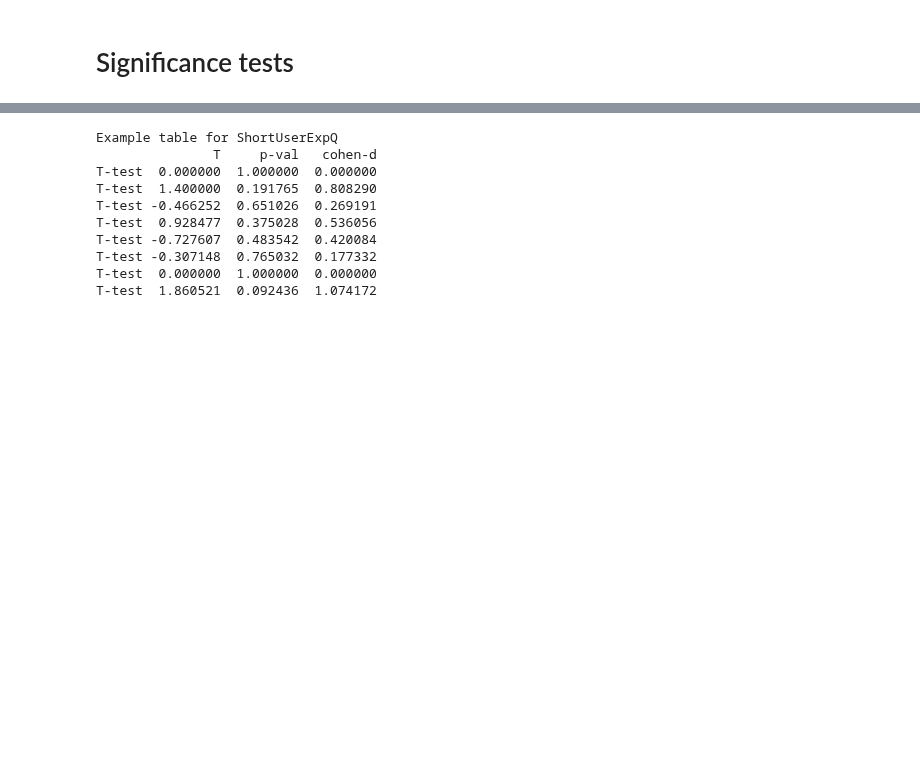
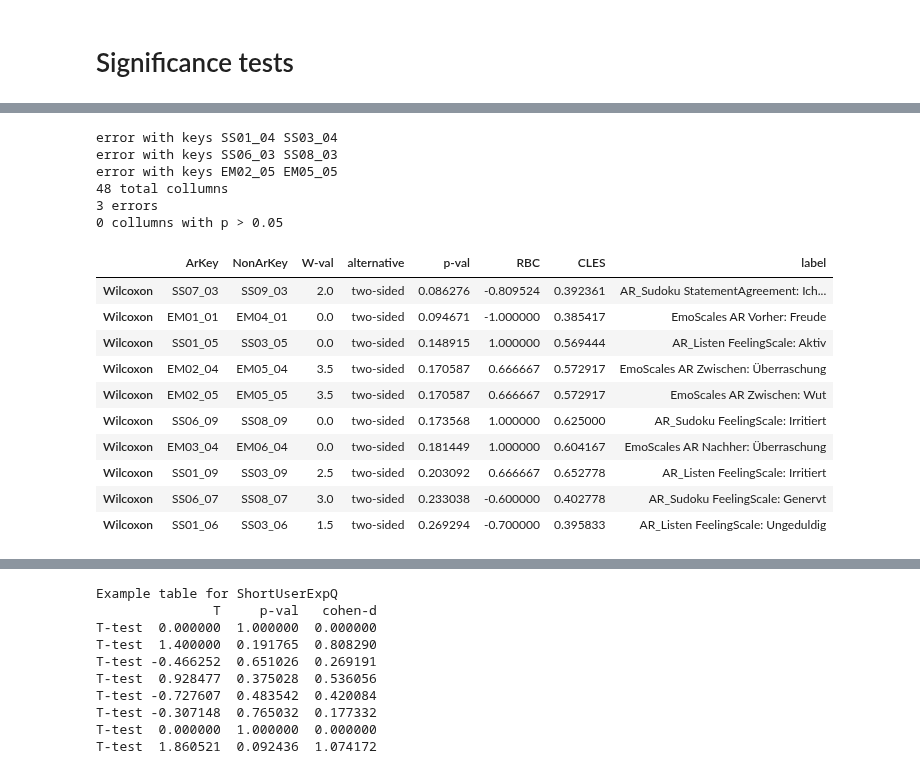
Before and after one commit to BrunoBerger/Zen-Office, a Jupyter notebook: Auswertung/plots.ipynb, the cells around one changed output, grey strips where cells are left out. Drawn from its saved outputs; the diff is of its cells as text; code cells hidden in the pictures; blank space fills up the shorter version.

```diff
--- a/Auswertung/plots.ipynb
+++ b/Auswertung/plots.ipynb
@@ -459,0 +471,79 @@ results.sort_values(by="p-val", ascending=True).head(nOverThreshold+1)
+# %%
+
+AR_Keys = [
+    *SSSQ.Scale.AR.Listen_Keys,
+    *SSSQ.Scale.AR.Sudoku_Keys,
+    *SSSQ.StatementAgreement.AR.Listen_Keys,
+    *SSSQ.StatementAgreement.AR.Sudoku_Keys,
+    *EmotionScales.AR.Vorher,
+    *EmotionScales.AR.Zwischen,
+    *EmotionScales.AR.Nachher,
+]
+NonAR_Keys = [
+    *SSSQ.Scale.NonAR.Listen_Keys,
+    *SSSQ.Scale.NonAR.Sudoku_Keys,
+    *SSSQ.StatementAgreement.NonAR.Listen_Keys,
+    *SSSQ.StatementAgreement.NonAR.Sudoku_Keys,
+    *EmotionScales.NonAR.Vorher,
+    *EmotionScales.NonAR.Zwischen,
+    *EmotionScales.NonAR.Nachher,
+]
+
+All_AR = df[AR_Keys]
+ALL_NonAR = df[NonAR_Keys]
+results = pd.DataFrame(columns=["ArKey", "NonArKey"])
+
+errors = 0
+for ar_key, nonar_key in zip(All_AR, ALL_NonAR):
+    # print(All_AR[ar_key])
+    with warnings.catch_warnings():
+        warnings.simplefilter(action="ignore", category=UserWarning)
+        try:
+            res = pg.wilcoxon(All_AR[ar_key], ALL_NonAR[nonar_key])
+        except ValueError:
+            errors += 1
+            print("error with keys", ar_key, nonar_key)
+            pass
+    # with warnings.catch_warnings():
+    #     warnings.simplefilter(action="ignore", category=UserWarning)
+    #     res["normal"] = pg.normality(df[key],
+    #                                 #  method="normaltest"
+    #                                  method="shapiro"
+    #                                  )["normal"].bool()
+
+    res["ArKey"] = ar_key
+    res["NonArKey"] = nonar_key
+    res["label"] = keyToLabel.loc[keyToLabel.VAR == ar_key]["LABEL"].to_string(index=False)
+    results = pd.concat([results , res])
+
+print(f"{len(results)} total collumns")
+print(errors, "errors")
+
+# nNormal = len(results.loc[results["normal"] == True])
+# print(f"{nNormal} collumns with normal distribution")
+
+pThreshold = 0.05
+nOverThreshold = len(results.loc[results["p-val"] < pThreshold])
+print(f"{nOverThreshold} collumns with p > {pThreshold}")
+
+# results = results.style.set_properties(subset=["label"],**{'text-align': 'left'}) # needs "Jinja2" module
+# results
+results.sort_values(by="p-val", ascending=True).head(10)
+# %% [output]
+error with keys SS01_04 SS03_04
+error with keys SS06_03 SS08_03
+error with keys EM02_05 EM05_05
+48 total collumns
+3 errors
+0 collumns with p > 0.05
+|  | ArKey | NonArKey | W-val | alternative | p-val | RBC | CLES | label |
+| Wilcoxon | SS07_03 | SS09_03 | 2.0 | two-sided | 0.086276 | -0.809524 | 0.392361 | AR_Sudoku StatementAgreement: Ich... |
+| Wilcoxon | EM01_01 | EM04_01 | 0.0 | two-sided | 0.094671 | -1.000000 | 0.385417 | EmoScales AR Vorher: Freude |
+| Wilcoxon | SS01_05 | SS03_05 | 0.0 | two-sided | 0.148915 | 1.000000 | 0.569444 | AR_Listen FeelingScale: Aktiv |
+| Wilcoxon | EM02_04 | EM05_04 | 3.5 | two-sided | 0.170587 | 0.666667 | 0.572917 | EmoScales AR Zwischen: Überraschung |
+| Wilcoxon | EM02_05 | EM05_05 | 3.5 | two-sided | 0.170587 | 0.666667 | 0.572917 | EmoScales AR Zwischen: Wut |
+| Wilcoxon | SS06_09 | SS08_09 | 0.0 | two-sided | 0.173568 | 1.000000 | 0.625000 | AR_Sudoku FeelingScale: Irritiert |
+| Wilcoxon | EM03_04 | EM06_04 | 0.0 | two-sided | 0.181449 | 1.000000 | 0.604167 | EmoScales AR Nachher: Überraschung |
+| Wilcoxon | SS01_09 | SS03_09 | 2.5 | two-sided | 0.203092 | 0.666667 | 0.652778 | AR_Listen FeelingScale: Irritiert |
+| Wilcoxon | SS06_07 | SS08_07 | 3.0 | two-sided | 0.233038 | -0.600000 | 0.402778 | AR_Sudoku FeelingScale: Genervt |
+| Wilcoxon | SS01_06 | SS03_06 | 1.5 | two-sided | 0.269294 | -0.700000 | 0.395833 | AR_Listen FeelingScale: Ungeduldig |
```
Also changed, not shown: parts of 6 cells of this notebook, 2 other files.
